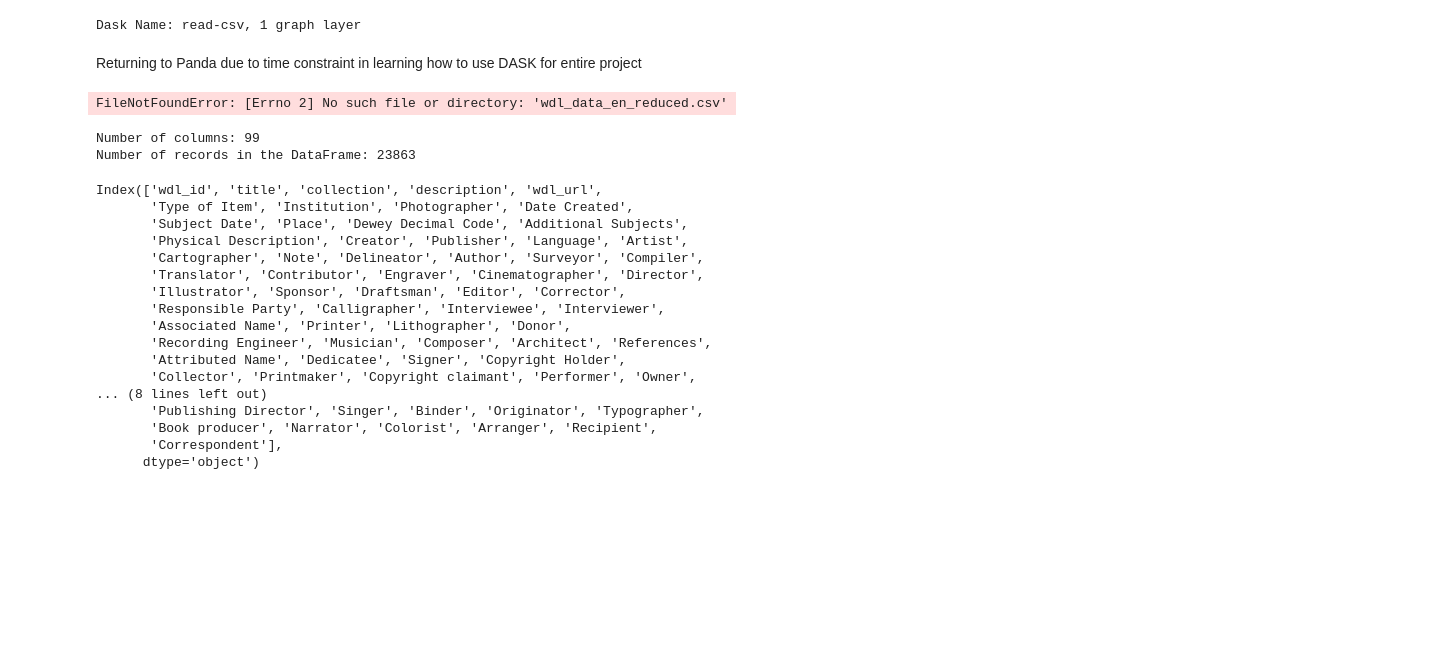
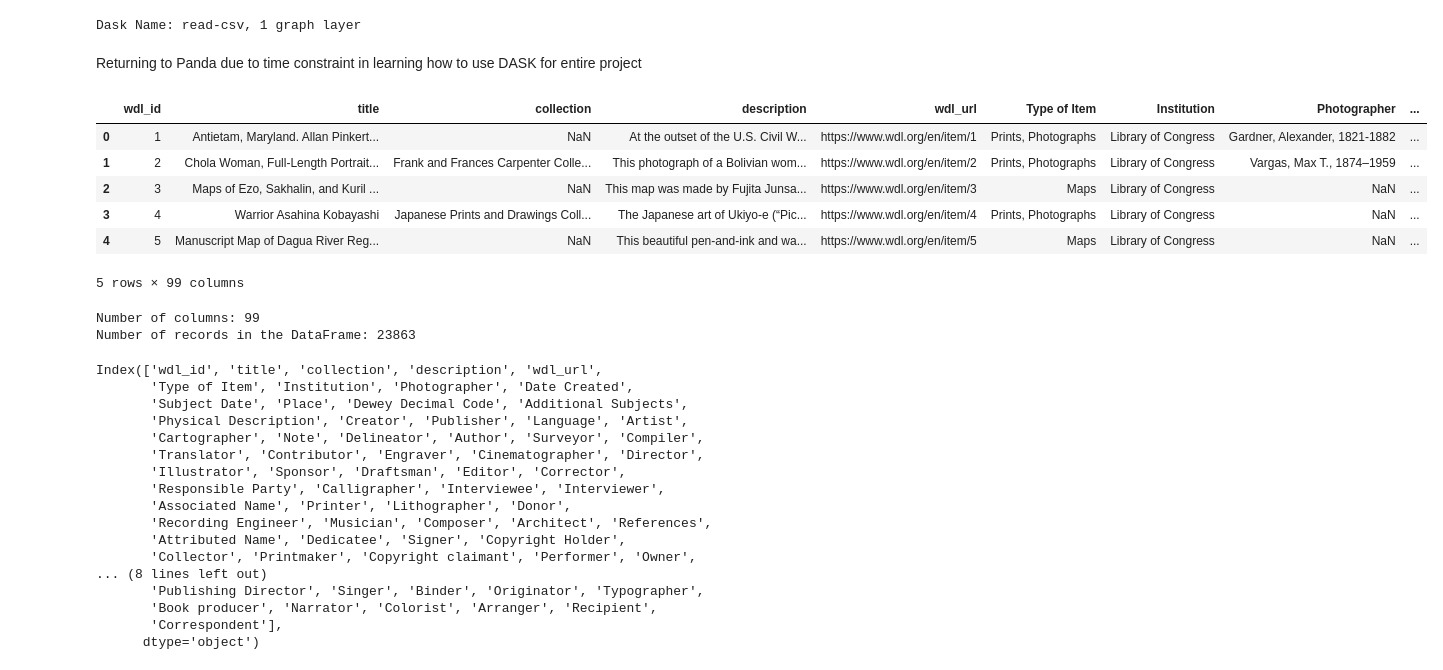
Before and after one commit to caitepley/Project-3, a Jupyter notebook: LOC_new.ipynb, the cells around one changed output. Saved outputs shown, nothing was run; the diff lists cells and outputs as text; code cells hidden in the pictures; blank space fills up the shorter version.

Commit message:
added item code and csv

```diff
--- a/LOC_new.ipynb
+++ b/LOC_new.ipynb
@@ -36,13 +36,19 @@ Returning to Panda due to time constraint in learning how to use DASK for entire
 # %%
 #Reading in the source file for the project in Pandas
 
-file_path = 'wdl_data_en_reduced.csv'
+file_path = 'Resources/wdl_data_en_reduced.csv'
 # Specifying encoding as'ISO-8859-1' to read file
 loc_df = pd.read_csv(file_path, encoding='utf-8')
 
 loc_df.head()
 # %% [output]
+|  | wdl_id | title | collection | description | wdl_url | Type of Item | Institution | Photographer | ... |
+| 0 | 1 | Antietam, Maryland. Allan Pinkert... | NaN | At the outset of the U.S. Civil W... | https://www.wdl.org/en/item/1 | Prints, Photographs | Library of Congress | Gardner, Alexander, 1821-1882 | ... |
+| 1 | 2 | Chola Woman, Full-Length Portrait... | Frank and Frances Carpenter Colle... | This photograph of a Bolivian wom... | https://www.wdl.org/en/item/2 | Prints, Photographs | Library of Congress | Vargas, Max T., 1874–1959 | ... |
+| 2 | 3 | Maps of Ezo, Sakhalin, and Kuril ... | NaN | This map was made by Fujita Junsa... | https://www.wdl.org/en/item/3 | Maps | Library of Congress | NaN | ... |
+| 3 | 4 | Warrior Asahina Kobayashi | Japanese Prints and Drawings Coll... | The Japanese art of Ukiyo-e (“Pic... | https://www.wdl.org/en/item/4 | Prints, Photographs | Library of Congress | NaN | ... |
+| 4 | 5 | Manuscript Map of Dagua River Reg... | NaN | This beautiful pen-and-ink and wa... | https://www.wdl.org/en/item/5 | Maps | Library of Congress | NaN | ... |
-FileNotFoundError: [Errno 2] No such file or directory: 'wdl_data_en_reduced.csv'
+5 rows × 99 columns
 # %%
 # Count of the number of columns and rows in dataframe
 column_count = len(loc_df.columns)
```
Also changed, not shown: 2 other files.
